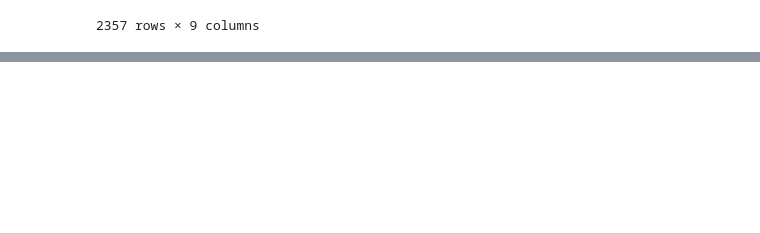
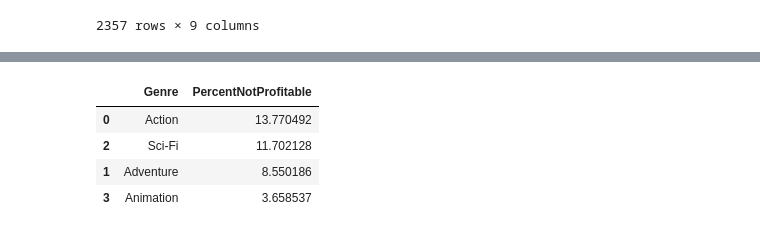
Before and after one commit to Lou-Hines/Movie_Production_Recommendations, a Jupyter notebook: Jamie/JupyterNotebookJamie.ipynb, the cells around one changed output, grey strips where cells are left out. Drawn from its saved outputs; the diff is of its cells as text; code cells hidden in the pictures; blank space fills up the shorter version.

```diff
--- a/Jamie/JupyterNotebookJamie.ipynb
+++ b/Jamie/JupyterNotebookJamie.ipynb
@@ -987,3 +995,7 @@ dfexplodeexploregenres
 | 73243 | 80378084.0 | 19.459 | Comedy | 7.0 | 117378084.0 | 2018.0 | 100.0 | True | 37000000 |
 | 73243 | 80378084.0 | 19.459 | Crime | 7.0 | 117378084.0 | 2018.0 | 100.0 | True | 37000000 |
 2357 rows × 9 columns
+# %%
+k = ['Action','Sci-Fi','Adventure','Animation']
+dfx = dfexplodeexploregenres[dfexplodeexploregenres['Genres'].isin(k)]
+dfx = dfx.dropna(subset=['Genres'])
@@ -989,0 +1015,16 @@ dfexplodeexploregenres
+# %%
+x = dfx.groupby('Genres')['IsProfitable'].count().sort_values(ascending=False)
+y = dfx.groupby('Genres')['IsProfitable'].sum().sort_values(ascending=False)
+z = (x-y)/x
+percentprofitdfx = z.reset_index()
+percentprofitdfx.columns = ['Genre', 'PercentNotProfitable']
+percentprofitdfx['PercentNotProfitable'] = percentprofitdfx['PercentNotProfitable'] * 100
+percentprofitdfx = percentprofitdfx.sort_values(by='PercentNotProfitable', ascending=False)
+percentprofitdfx = percentprofitdfx.dropna()
+percentprofitdfx
+# %% [output]
+|  | Genre | PercentNotProfitable |
+| 0 | Action | 13.770492 |
+| 2 | Sci-Fi | 11.702128 |
+| 1 | Adventure | 8.550186 |
+| 3 | Animation | 3.658537 |
```
Also changed, not shown: parts of 4 cells of this notebook, 6 other files.
